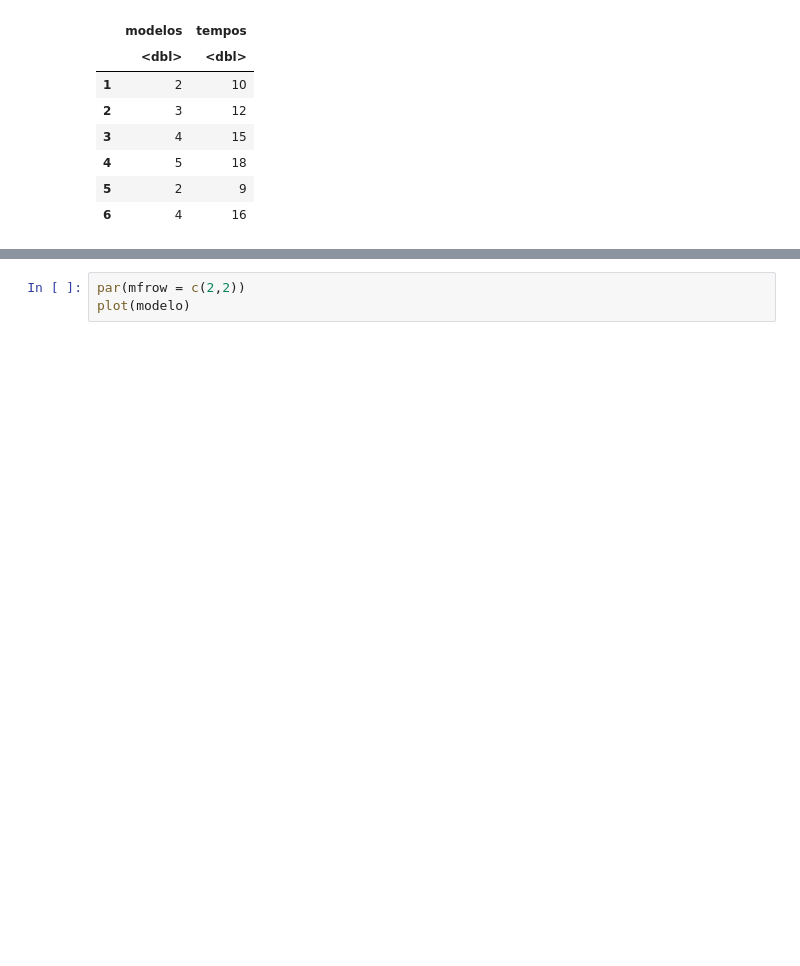
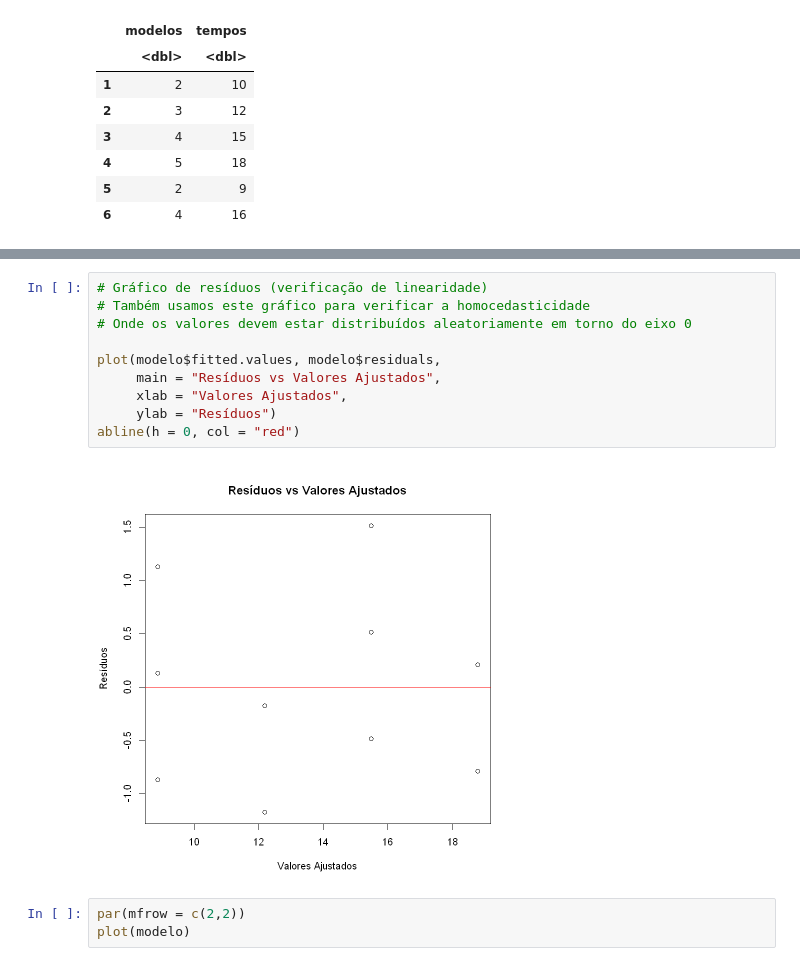
Before and after one commit to DiogoBotton/R_Statistics_Learning, a Jupyter notebook: exercicios/ex_1_cap_8.ipynb, the cells around one changed output, grey strips where cells are left out. Saved outputs shown, nothing was run; the diff lists cells and outputs as text; blank space fills up the shorter version.

```diff
--- a/exercicios/ex_1_cap_8.ipynb
+++ b/exercicios/ex_1_cap_8.ipynb
@@ -40,3 +49,15 @@ F-statistic: 156.4 on 1 and 8 DF,  p-value: 1.565e-06
+# %%
+# Gráfico de resíduos (verificação de linearidade)
+# Também usamos este gráfico para verificar a homocedasticidade
+# Onde os valores devem estar distribuídos aleatoriamente em torno do eixo 0
+
+plot(modelo$fitted.values, modelo$residuals,
+     main = "Resíduos vs Valores Ajustados",
+     xlab = "Valores Ajustados",
+     ylab = "Resíduos")
+abline(h = 0, col = "red")
+# %% [output]
+[figure, added]
 # %%
 par(mfrow = c(2,2))
 plot(modelo)
```
Also changed, not shown: parts of 2 cells of this notebook, 1 other file.
